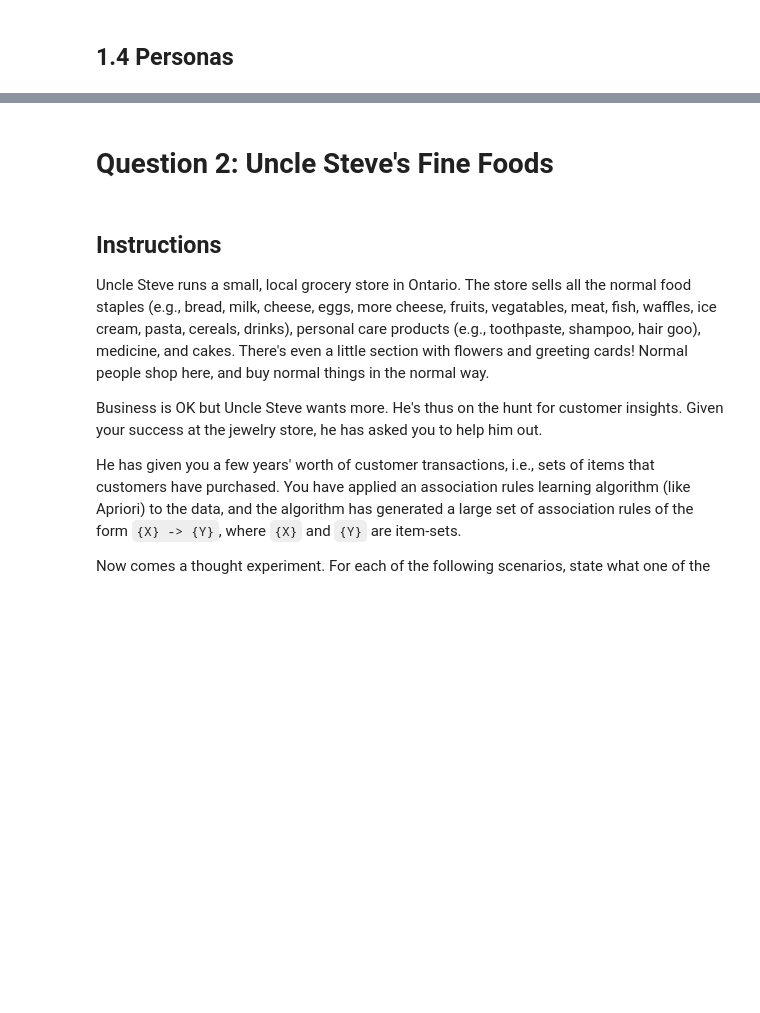
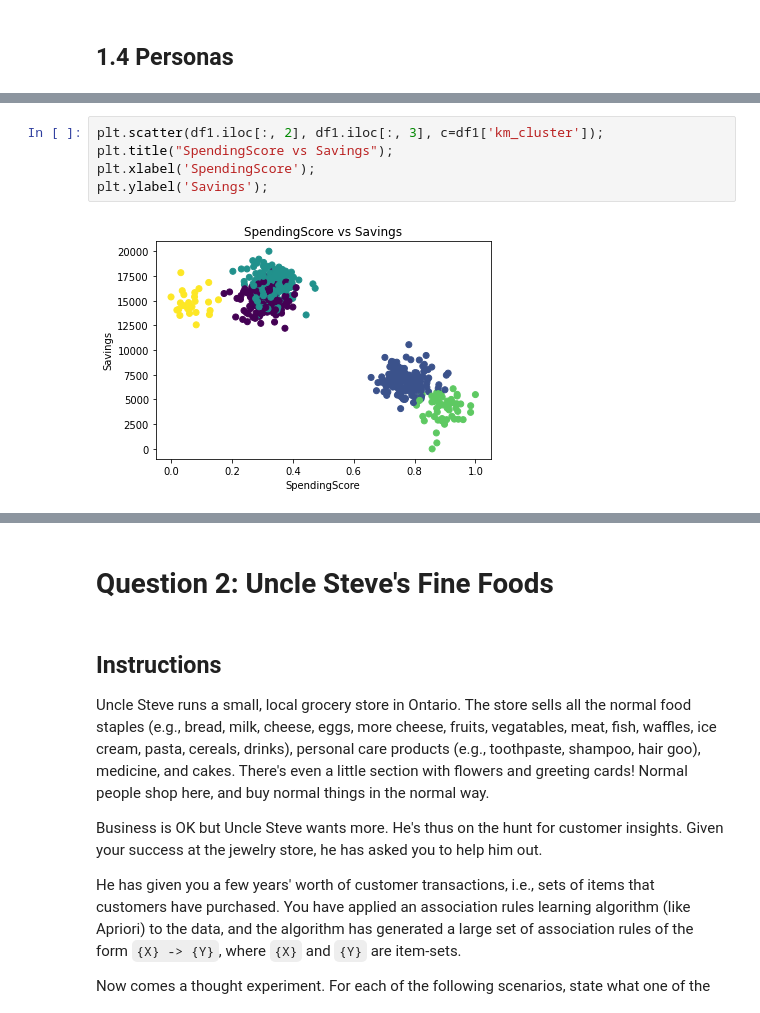
Before and after one commit to wtao213/python2018, a Jupyter notebook: MMA_GMMA_2022_869_Individual_Assignment.ipynb, the cells around one changed output, grey strips where cells are left out. Drawn from its saved outputs; the diff is of its cells as text; blank space fills up the shorter version.

```diff
--- a/MMA_GMMA_2022_869_Individual_Assignment.ipynb
+++ b/MMA_GMMA_2022_869_Individual_Assignment.ipynb
@@ -202,0 +352,7 @@ TODO: Delete this text and insert your answer here.
+# %%
+plt.scatter(df1.iloc[:, 2], df1.iloc[:, 3], c=df1['km_cluster']);
+plt.title("SpendingScore vs Savings");
+plt.xlabel('SpendingScore');
+plt.ylabel('Savings');
+# %% [output]
+[figure, added]
```
Also changed, not shown: parts of 76 cells of this notebook.
